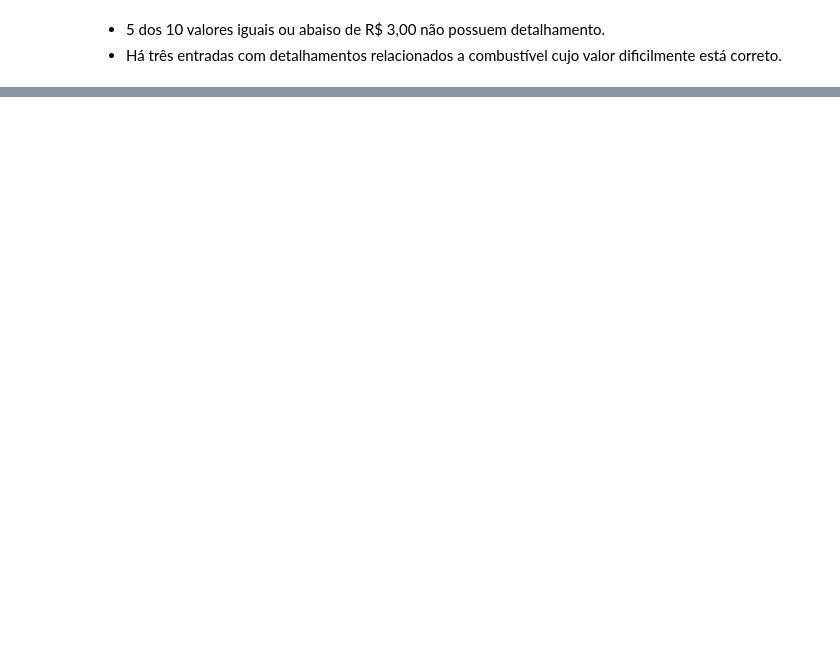
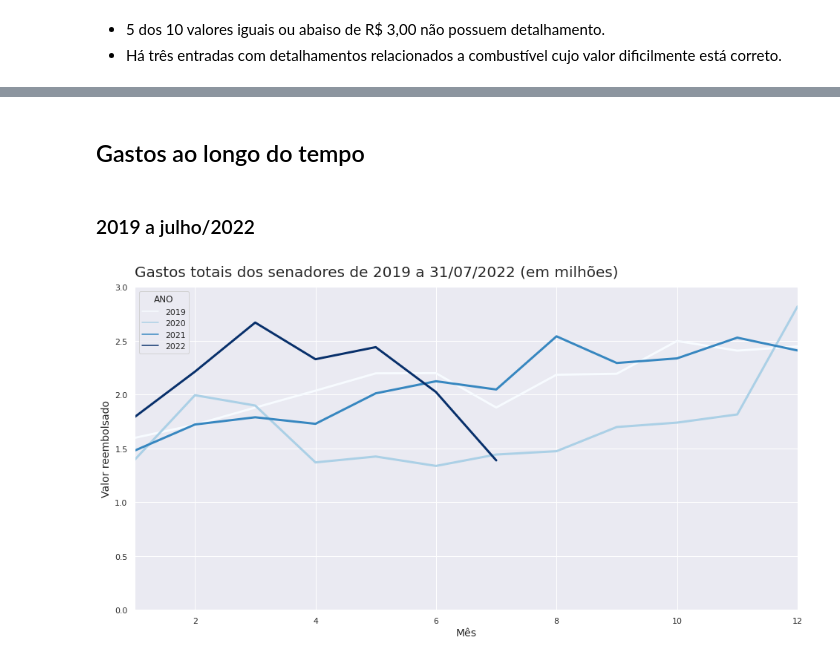
Before and after one commit to Tathy/Pesquisa-reembolsos-CEAPS, a Jupyter notebook: Pesquisa_sobre_dados_do_CEAPS.ipynb, the cells around one changed output, grey strips where cells are left out. Drawn from its saved outputs; the diff is of its cells as text; code cells hidden in the pictures; blank space fills up the shorter version.

Commit message:
Analise temporal 2019 a 07/2022

```diff
--- a/Pesquisa_sobre_dados_do_CEAPS.ipynb
+++ b/Pesquisa_sobre_dados_do_CEAPS.ipynb
@@ -911,0 +928,18 @@ dados_ceaps.query('TIPO_DESPESA == @tipo_despesa and VALOR_REEMBOLSADO <= 3')[['
+# %%
+sns.set_theme(style="whitegrid")
+plt.figure(figsize = (16,10))
+palette = ['#9aadd0' for i in range(0,15)]
+
+ax = sns.barplot(data = gasto_por_senador.head(15), x = 'VALOR_REEMBOLSADO', y = 'SENADOR', palette = palette)
+
+ax.set_title('15 Senadores com maiores somatórios de gastos\n(2019 - 11/08/2022, em milhões)', fontsize = 15, pad = 20, ha = 'left', x = 0)
+ax.tick_params(axis = 'y', labelsize = 13)
+ax.bar_label(ax.containers[0])
+plt.xlabel('Valor reembolsado (em milhões)', size = 14)
+plt.ylabel('')
+ax.set(xlim = (1.3, 1.8))
+
+ax.grid(False)
+sns.despine(bottom = False, left = True)
+
+plt.show()
@@ -911,0 +948,24 @@ dados_ceaps.query('TIPO_DESPESA == @tipo_despesa and VALOR_REEMBOLSADO <= 3')[['
+# %% [markdown]
+## Gastos ao longo do tempo
+# %% [markdown]
+### 2019 a julho/2022
+# %%
+gasto_por_mes_ano = dados_ceaps.groupby(['ANO','MES']).sum().reset_index()
+gasto_por_mes_ano['VALOR_REEMBOLSADO'] = gasto_por_mes_ano['VALOR_REEMBOLSADO'] / 1000000
+# %%
+sns.set_theme(style="darkgrid")
+plt.figure(figsize = (16,8))
+
+ax = sns.lineplot(data = gasto_por_mes_ano[:-1], x = 'MES', y = 'VALOR_REEMBOLSADO', hue = 'ANO',
+                  palette = 'Blues', lw = 3)
+
+ax.set_title('Gastos totais dos senadores de 2019 a 31/07/2022 (em milhões)', size = 20, pad = 15, ha = 'left', x = 0)
+plt.ylabel('Valor reembolsado', size = 14)
+plt.xlabel('Mês', size = 14)
+
+ax.set(xlim = (1, 12))
+ax.set(ylim = (0, 3))
+
+plt.show()
+# %% [output]
+[figure, added]
```
Also changed, not shown: parts of 13 cells of this notebook, 1 other file.
